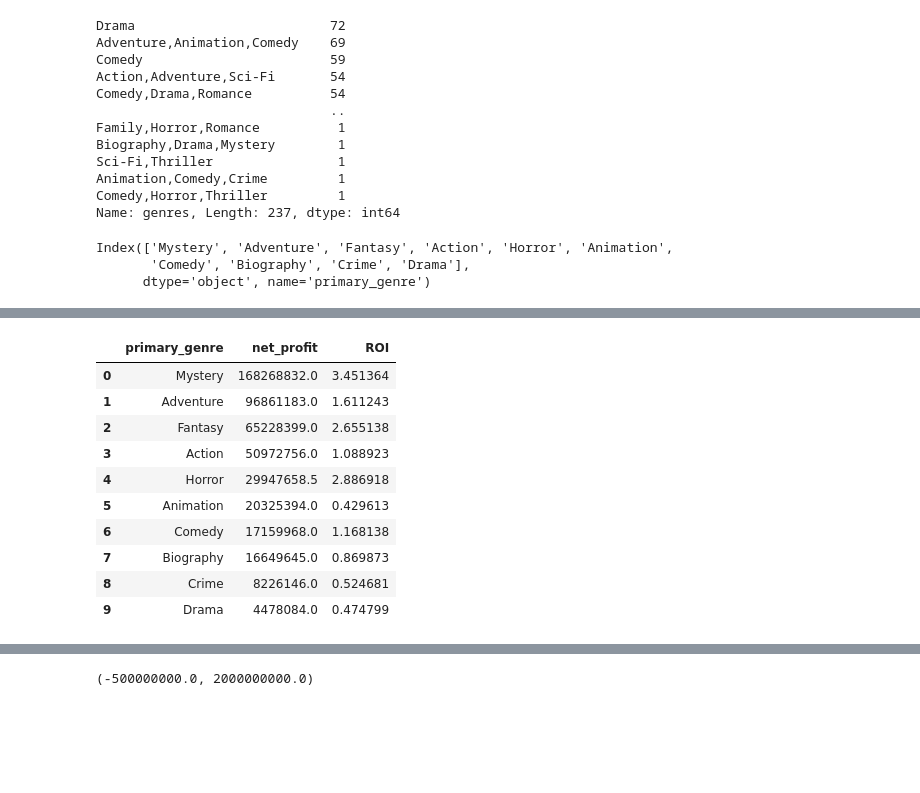
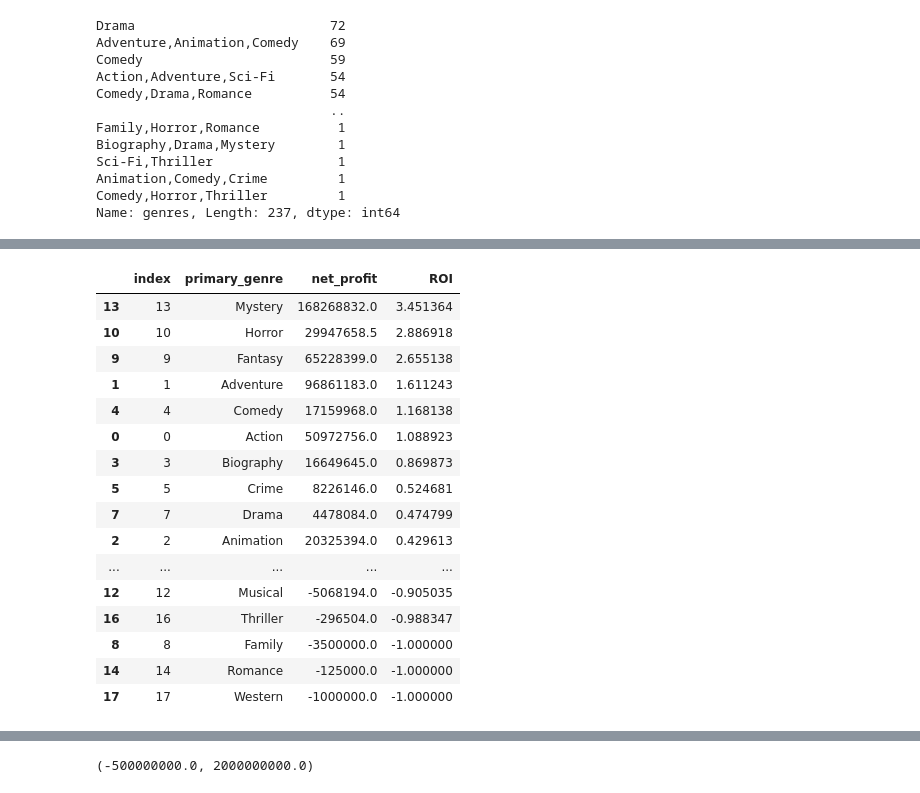
Before and after one commit to clivekinyanjui/DS-Phase_2-Group_3-Project, a Jupyter notebook: Notebook/index.ipynb, the cells around one changed output, grey strips where cells are left out. Saved outputs shown, nothing was run; the diff lists cells and outputs as text; code cells hidden in the pictures; blank space fills up the shorter version.

```diff
--- a/Notebook/index.ipynb
+++ b/Notebook/index.ipynb
@@ -449,17 +449,7 @@ primary_genre_summary = (
     movies_with_genre
     .groupby('primary_genre')[['net_profit', 'ROI']]
     .median()
-    .sort_values('net_profit', ascending=False))
-
-
-top_genres = primary_genre_summary.head(10).index
-top_genre_summary = primary_genre_summary.loc[top_genres]
-
-top_genres
+)
-# %% [output]
-Index(['Mystery', 'Adventure', 'Fantasy', 'Action', 'Horror', 'Animation',
-       'Comedy', 'Biography', 'Crime', 'Drama'],
-      dtype='object', name='primary_genre')
 # %%
 movies_with_genre['primary_genre'].value_counts()
 # %% [output]
@@ -483,18 +473,23 @@ Musical          1
 Western          1
 Name: primary_genre, dtype: int64
 # %%
-top_genre_summary = top_genre_summary.reset_index()
-top_genre_summary.sort_values(by='ROI', ascending=False)
-top_genre_summary
+primary_genre_summary = primary_genre_summary.reset_index()
+primary_genre_summary.sort_values(by='ROI', ascending=False)
 # %% [output]
-|  | primary_genre | net_profit | ROI |
-| 0 | Mystery | 168268832.0 | 3.451364 |
-| 1 | Adventure | 96861183.0 | 1.611243 |
-| 2 | Fantasy | 65228399.0 | 2.655138 |
-| 3 | Action | 50972756.0 | 1.088923 |
-| 4 | Horror | 29947658.5 | 2.886918 |
-| 5 | Animation | 20325394.0 | 0.429613 |
-| 6 | Comedy | 17159968.0 | 1.168138 |
-| 7 | Biography | 16649645.0 | 0.869873 |
-| 8 | Crime | 8226146.0 | 0.524681 |
-| 9 | Drama | 4478084.0 | 0.474799 |
+|  | index | primary_genre | net_profit | ROI |
+| 13 | 13 | Mystery | 168268832.0 | 3.451364 |
+| 10 | 10 | Horror | 29947658.5 | 2.886918 |
+| 9 | 9 | Fantasy | 65228399.0 | 2.655138 |
+| 1 | 1 | Adventure | 96861183.0 | 1.611243 |
+| 4 | 4 | Comedy | 17159968.0 | 1.168138 |
+| 0 | 0 | Action | 50972756.0 | 1.088923 |
+| 3 | 3 | Biography | 16649645.0 | 0.869873 |
+| 5 | 5 | Crime | 8226146.0 | 0.524681 |
+| 7 | 7 | Drama | 4478084.0 | 0.474799 |
+| 2 | 2 | Animation | 20325394.0 | 0.429613 |
+| ... | ... | ... | ... | ... |
+| 12 | 12 | Musical | -5068194.0 | -0.905035 |
+| 16 | 16 | Thriller | -296504.0 | -0.988347 |
+| 8 | 8 | Family | -3500000.0 | -1.000000 |
+| 14 | 14 | Romance | -125000.0 | -1.000000 |
+| 17 | 17 | Western | -1000000.0 | -1.000000 |
```
Also changed, not shown: parts of 5 cells of this notebook.
